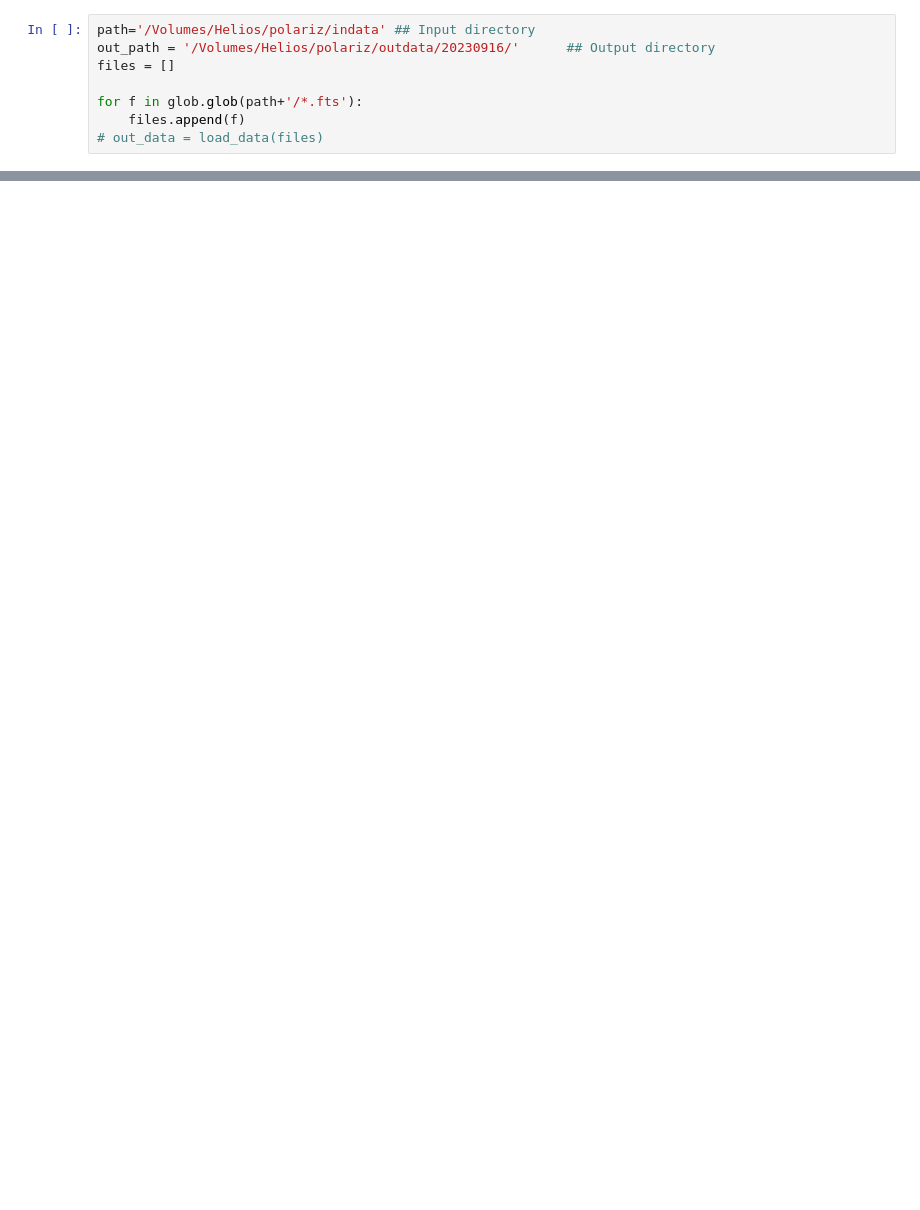
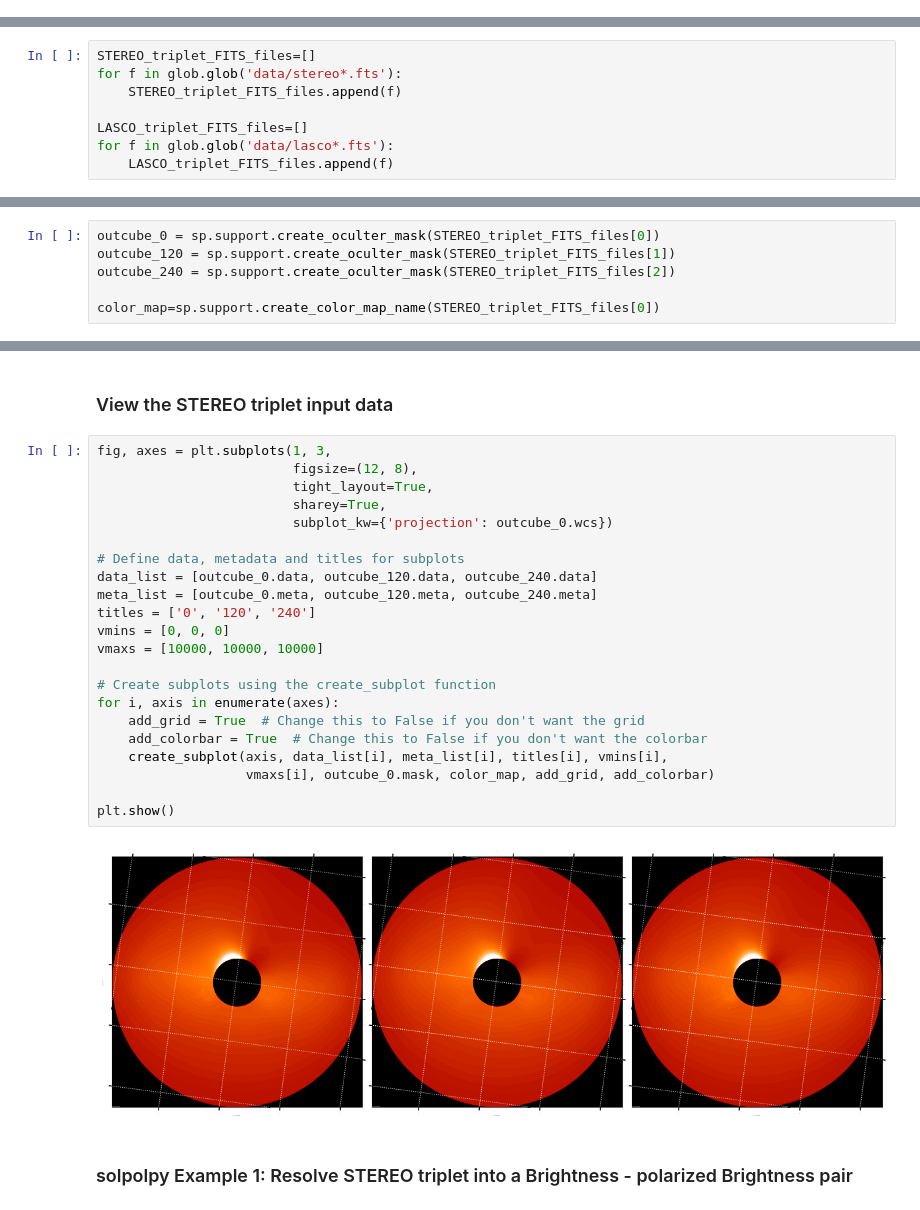
Before and after one commit to punch-mission/solpolpy, a Jupyter notebook: docs/source/example.ipynb, the cells around one changed output, grey strips where cells are left out. Saved outputs shown, nothing was run; the diff lists cells and outputs as text; blank space fills up the shorter version.

Commit message:
updated example documentation
updated example documentation

```diff
--- a/docs/source/example.ipynb
+++ b/docs/source/example.ipynb
@@ -23,8 +0,0 @@ import sunpy.map
-# %%
-path='/Volumes/Helios/polariz/indata' ## Input directory
-out_path = '/Volumes/Helios/polariz/outdata/20230916/'		## Output directory
-files = []
-
-for f in glob.glob(path+'/*.fts'):
-	files.append(f)
-# out_data = load_data(files)
@@ -210,0 +96,8 @@ plt.show()
+# %%
+STEREO_triplet_FITS_files=[]
+for f in glob.glob('data/stereo*.fts'):
+    STEREO_triplet_FITS_files.append(f)
+
+LASCO_triplet_FITS_files=[]
+for f in glob.glob('data/lasco*.fts'):
+    LASCO_triplet_FITS_files.append(f)
@@ -210,0 +106,6 @@ plt.show()
+# %%
+outcube_0 = sp.support.create_oculter_mask(STEREO_triplet_FITS_files[0])
+outcube_120 = sp.support.create_oculter_mask(STEREO_triplet_FITS_files[1])
+outcube_240 = sp.support.create_oculter_mask(STEREO_triplet_FITS_files[2])
+
+color_map=sp.support.create_color_map_name(STEREO_triplet_FITS_files[0])
@@ -210,0 +159,28 @@ plt.show()
+# %% [markdown]
+### View the STEREO triplet input data
+# %%
+fig, axes = plt.subplots(1, 3,
+                         figsize=(12, 8),
+                         tight_layout=True,
+                         sharey=True,
+                         subplot_kw={'projection': outcube_0.wcs})
+
+# Define data, metadata and titles for subplots
+data_list = [outcube_0.data, outcube_120.data, outcube_240.data]
+meta_list = [outcube_0.meta, outcube_120.meta, outcube_240.meta]
+titles = ['0', '120', '240']
+vmins = [0, 0, 0]
+vmaxs = [10000, 10000, 10000]
+
+# Create subplots using the create_subplot function
+for i, axis in enumerate(axes):
+    add_grid = True  # Change this to False if you don't want the grid
+    add_colorbar = True  # Change this to False if you don't want the colorbar
+    create_subplot(axis, data_list[i], meta_list[i], titles[i], vmins[i],
+                   vmaxs[i], outcube_0.mask, color_map, add_grid, add_colorbar)
+
+plt.show()
+# %% [output]
+[figure, added]
+# %% [markdown]
+### solpolpy Example 1: Resolve STEREO triplet into a Brightness - polarized Brightness pair
```
Also changed, not shown: parts of 51 cells of this notebook, 6 other files.
